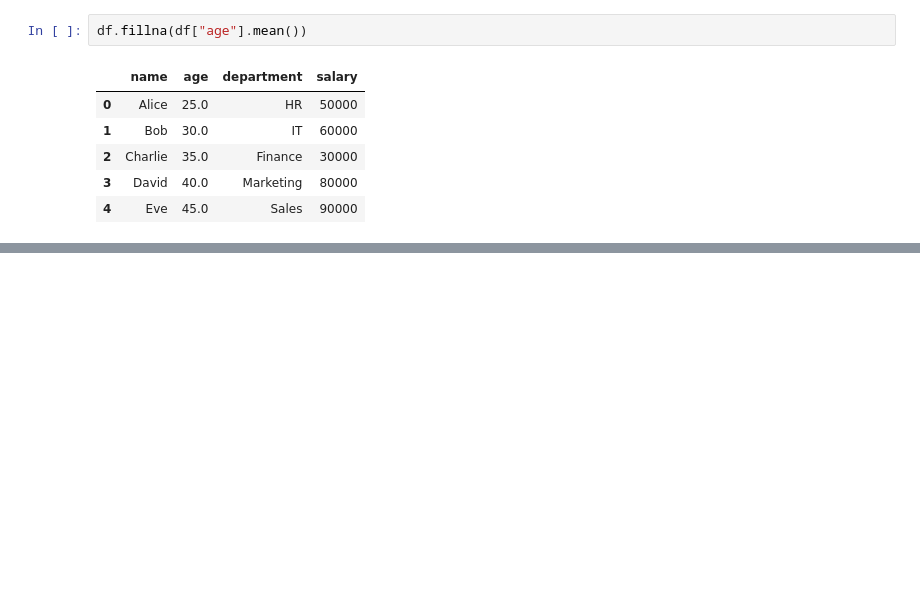
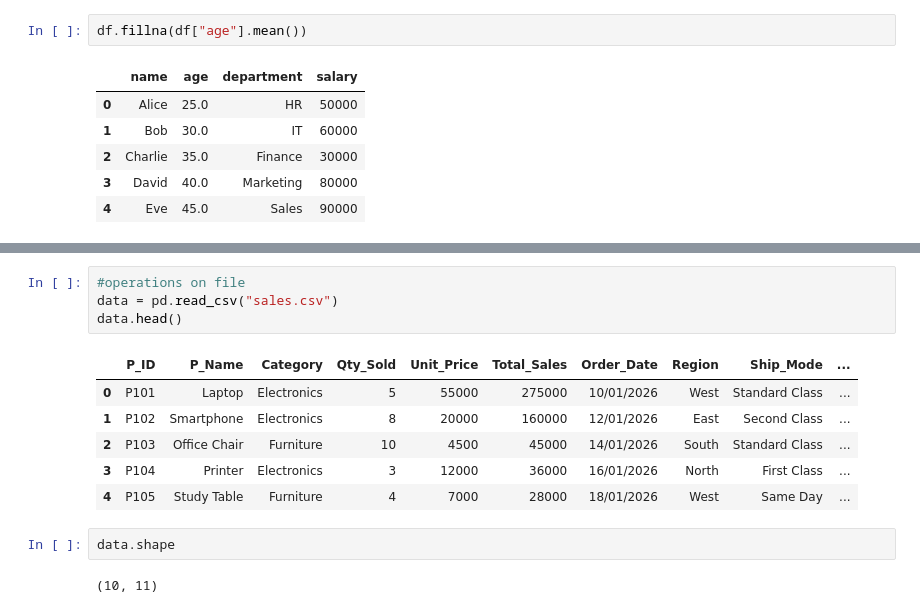
Before and after one commit to VaradrajVelhal/Data-Science, a Jupyter notebook: PANDAS/pandas.ipynb, the cells around one changed output, grey strips where cells are left out. Drawn from its saved outputs; the diff is of its cells as text; blank space fills up the shorter version.

```diff
--- a/PANDAS/pandas.ipynb
+++ b/PANDAS/pandas.ipynb
@@ -300,0 +380,15 @@ df
+# %%
+#operations on file
+data = pd.read_csv("sales.csv")
+data.head()
+# %% [output]
+|  | P_ID | P_Name | Category | Qty_Sold | Unit_Price | Total_Sales | Order_Date | Region | Ship_Mode | ... |
+| 0 | P101 | Laptop | Electronics | 5 | 55000 | 275000 | 10/01/2026 | West | Standard Class | ... |
+| 1 | P102 | Smartphone | Electronics | 8 | 20000 | 160000 | 12/01/2026 | East | Second Class | ... |
+| 2 | P103 | Office Chair | Furniture | 10 | 4500 | 45000 | 14/01/2026 | South | Standard Class | ... |
+| 3 | P104 | Printer | Electronics | 3 | 12000 | 36000 | 16/01/2026 | North | First Class | ... |
+| 4 | P105 | Study Table | Furniture | 4 | 7000 | 28000 | 18/01/2026 | West | Same Day | ... |
+# %%
+data.shape
+# %% [output]
+(10, 11)
```
Also changed, not shown: parts of 22 cells of this notebook, 4 other files.
